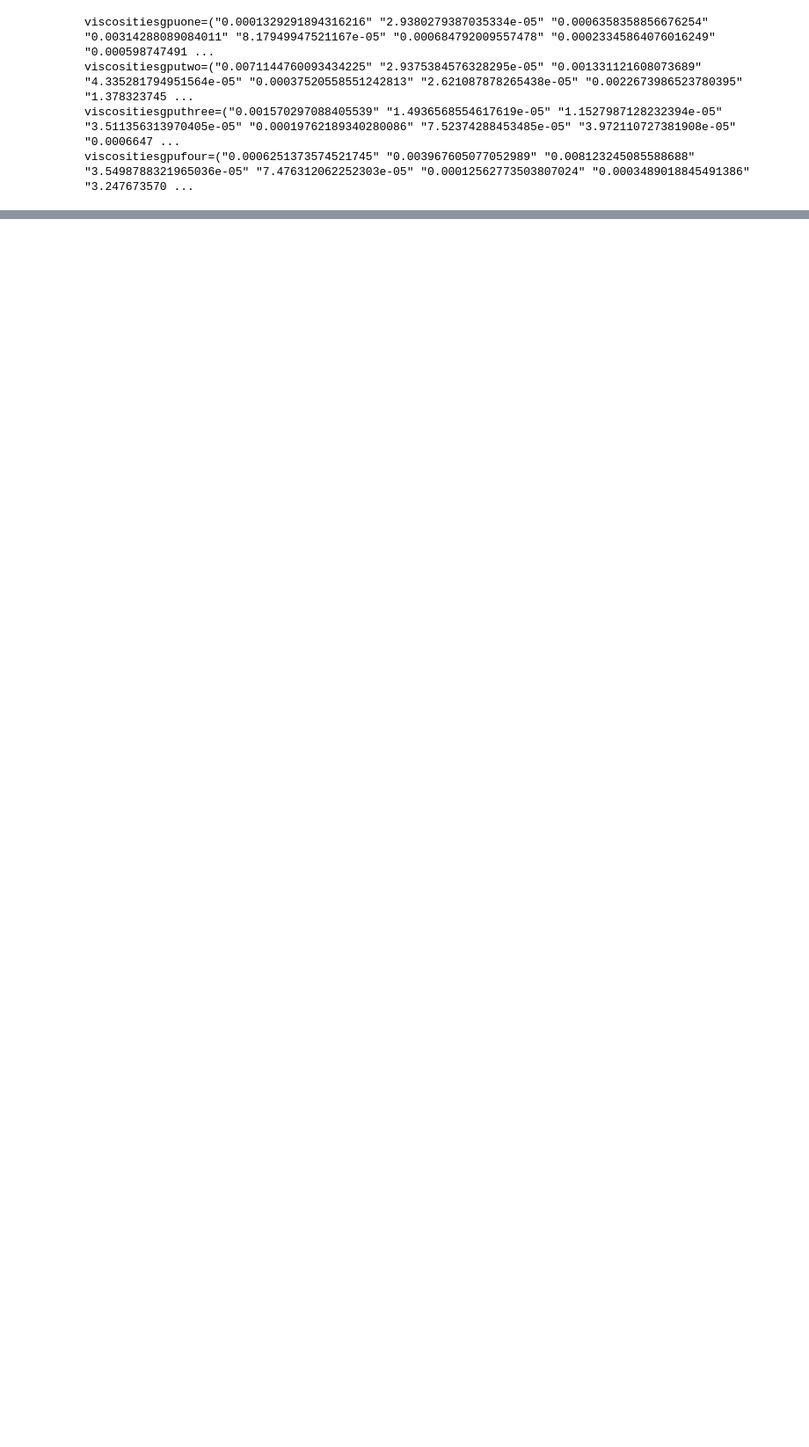
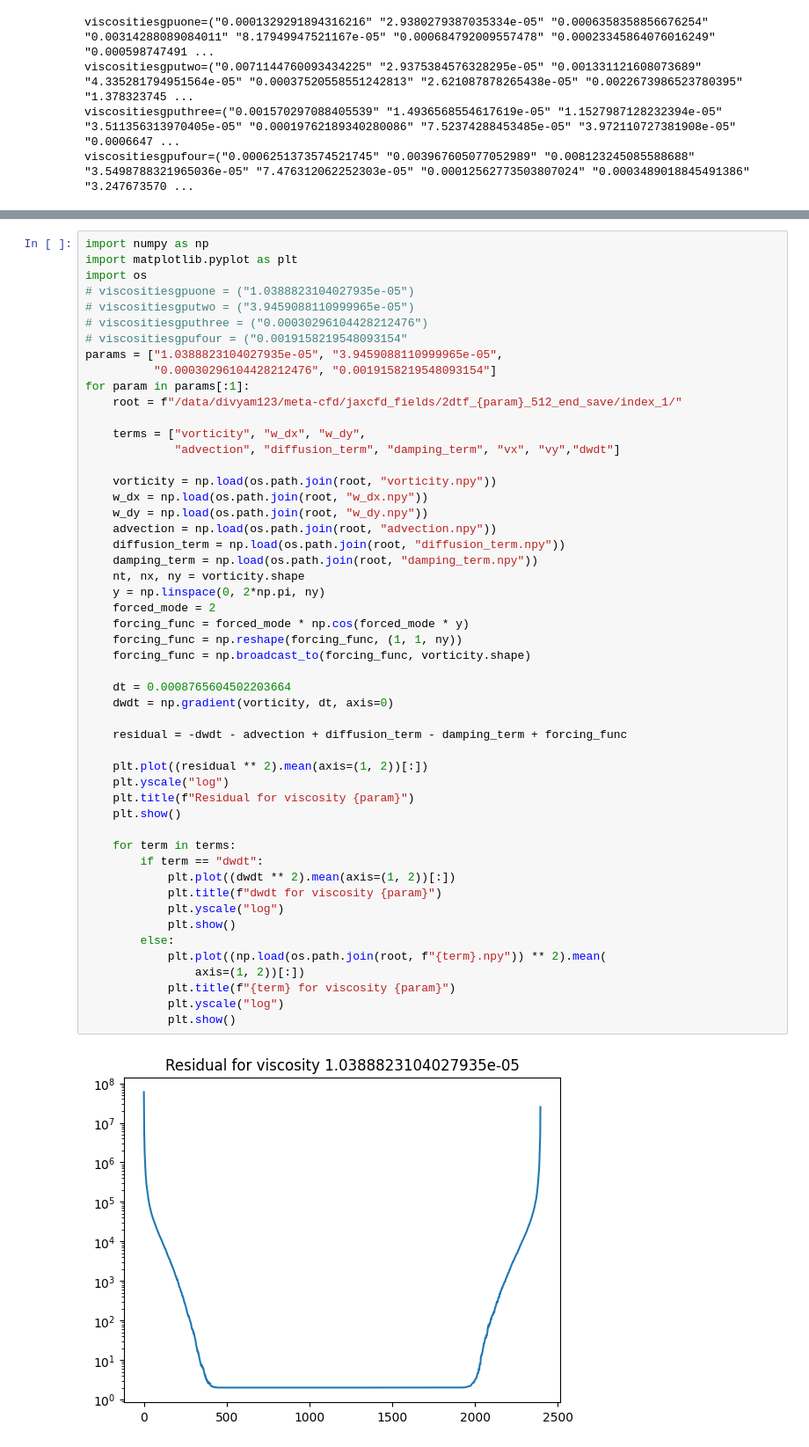
Before and after one commit to nithinvc/jax-cfd, a Jupyter notebook: scripts/multiparameter.ipynb, the cells around one changed output, grey strips where cells are left out. Shown at 88% size. Cells and saved outputs as stored; diff of their text form; blank space fills up the shorter version.

```diff
--- a/scripts/multiparameter.ipynb
+++ b/scripts/multiparameter.ipynb
@@ -62,0 +120,53 @@ viscositiesgpufour=("0.0006251373574521745" "0.003967605077052989" "0.0081232450
+# %%
+import numpy as np
+import matplotlib.pyplot as plt
+import os
+# viscositiesgpuone = ("1.0388823104027935e-05")
+# viscositiesgputwo = ("3.9459088110999965e-05")
+# viscositiesgputhree = ("0.00030296104428212476")
+# viscositiesgpufour = ("0.0019158219548093154"
+params = ["1.0388823104027935e-05", "3.9459088110999965e-05",
+          "0.00030296104428212476", "0.0019158219548093154"]
+for param in params[:1]:
+    root = f"/data/divyam123/meta-cfd/jaxcfd_fields/2dtf_{param}_512_end_save/index_1/"
+
+    terms = ["vorticity", "w_dx", "w_dy",
+             "advection", "diffusion_term", "damping_term", "vx", "vy","dwdt"]
+
+    vorticity = np.load(os.path.join(root, "vorticity.npy"))
+    w_dx = np.load(os.path.join(root, "w_dx.npy"))
+    w_dy = np.load(os.path.join(root, "w_dy.npy"))
+    advection = np.load(os.path.join(root, "advection.npy"))
+    diffusion_term = np.load(os.path.join(root, "diffusion_term.npy"))
+    damping_term = np.load(os.path.join(root, "damping_term.npy"))
+    nt, nx, ny = vorticity.shape
+    y = np.linspace(0, 2*np.pi, ny)
+    forced_mode = 2
+    forcing_func = forced_mode * np.cos(forced_mode * y)
+    forcing_func = np.reshape(forcing_func, (1, 1, ny))
+    forcing_func = np.broadcast_to(forcing_func, vorticity.shape)
+
+    dt = 0.0008765604502203664
+    dwdt = np.gradient(vorticity, dt, axis=0)
+
+    residual = -dwdt - advection + diffusion_term - damping_term + forcing_func
+
+    plt.plot((residual ** 2).mean(axis=(1, 2))[:])
+    plt.yscale("log")
+    plt.title(f"Residual for viscosity {param}")
+    plt.show()
+
+    for term in terms:
+        if term == "dwdt":
+            plt.plot((dwdt ** 2).mean(axis=(1, 2))[:])
+            plt.title(f"dwdt for viscosity {param}")
+            plt.yscale("log")
+            plt.show()
+        else:
+            plt.plot((np.load(os.path.join(root, f"{term}.npy")) ** 2).mean(
+                axis=(1, 2))[:])
+            plt.title(f"{term} for viscosity {param}")
+            plt.yscale("log")
+            plt.show()
+# %% [output]
+[figure, added]
```
Also changed, not shown: parts of 3 cells of this notebook, 7 other files.
